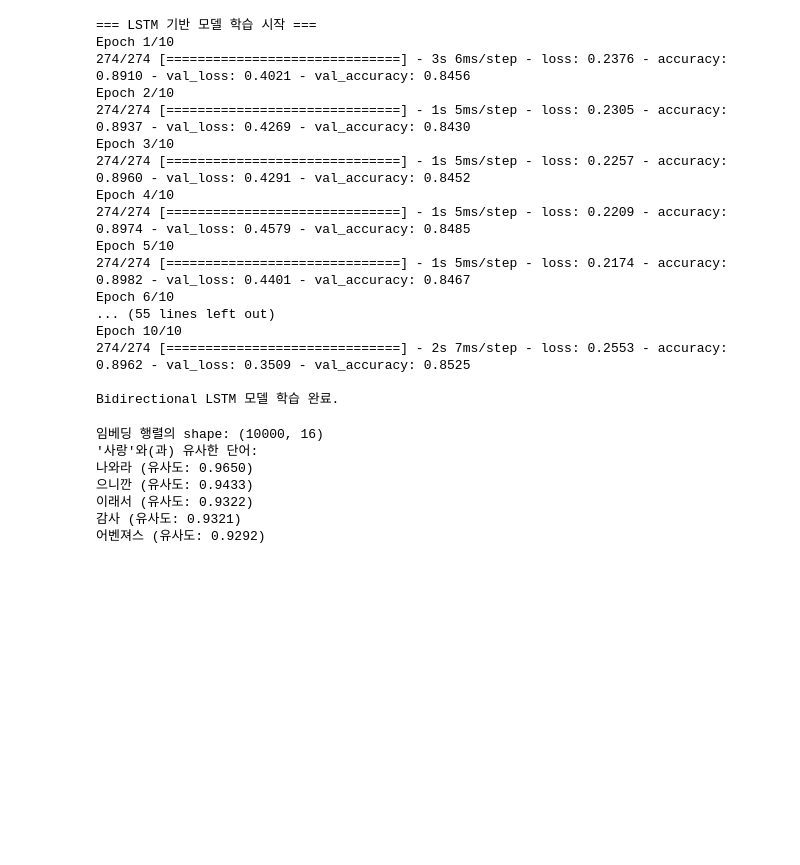
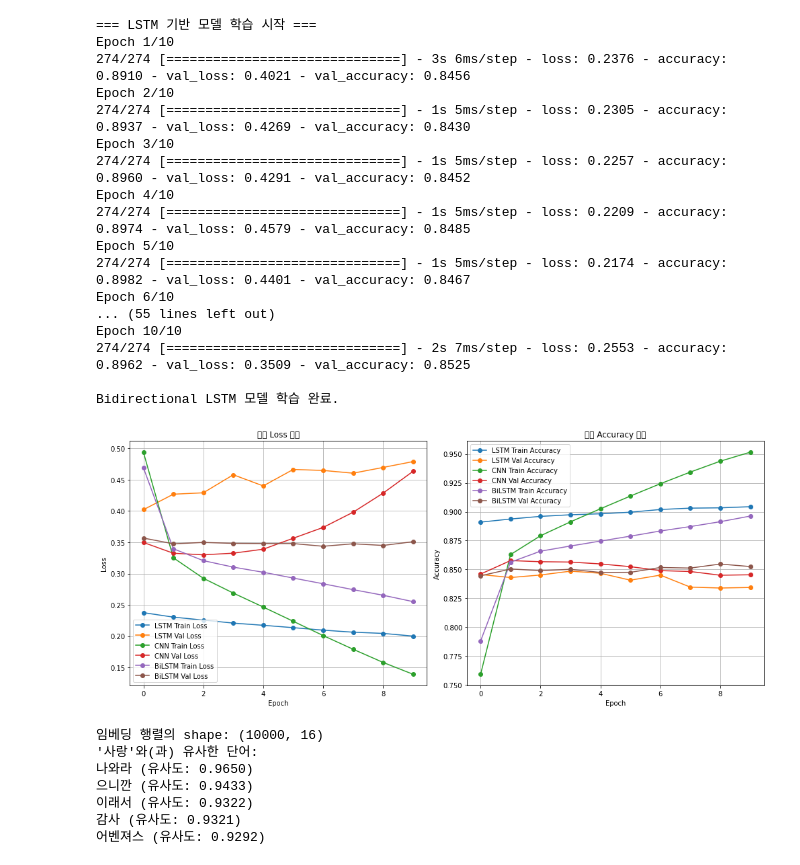
Before and after one commit to Maeng-Su/mhkim_AIFFEL_quest_rs, a Jupyter notebook: Exploration/Ex05/Ex_05.ipynb, the cells around one changed output. Saved outputs shown, nothing was run; the diff lists cells and outputs as text; code cells hidden in the pictures; blank space fills up the shorter version.

```diff
--- a/Exploration/Ex05/Ex_05.ipynb
+++ b/Exploration/Ex05/Ex_05.ipynb
@@ -353,6 +353,56 @@ Epoch 10/10
 274/274 [==============================] - 2s 7ms/step - loss: 0.2553 - accuracy: 0.8962 - val_loss: 0.3509 - val_accuracy: 0.8525
 
 Bidirectional LSTM 모델 학습 완료.
+# %%
+import matplotlib.pyplot as plt
+
+# ---------------------------
+# Loss 그래프 시각화
+# ---------------------------
+plt.figure(figsize=(14, 6))
+
+# LSTM 모델 Loss
+plt.subplot(1, 2, 1)
+plt.plot(history_lstm.history['loss'], 'o-', label='LSTM Train Loss')
+plt.plot(history_lstm.history['val_loss'], 'o-', label='LSTM Val Loss')
+
+# 1D CNN 모델 Loss
+plt.plot(history_cnn.history['loss'], 'o-', label='CNN Train Loss')
+plt.plot(history_cnn.history['val_loss'], 'o-', label='CNN Val Loss')
+
+# Bidirectional LSTM 모델 Loss
+plt.plot(history_bi_lstm.history['loss'], 'o-', label='BiLSTM Train Loss')
+plt.plot(history_bi_lstm.history['val_loss'], 'o-', label='BiLSTM Val Loss')
+
+plt.title('Loss')
+plt.xlabel('Epoch')
+plt.ylabel('Loss')
+plt.legend()
+plt.grid(True)
+
+# ---------------------------
+# Accuracy 그래프 시각화
+# ---------------------------
+plt.subplot(1, 2, 2)
+plt.plot(history_lstm.history['accuracy'], 'o-', label='LSTM Train Accuracy')
+plt.plot(history_lstm.history['val_accuracy'], 'o-', label='LSTM Val Accuracy')
+
+plt.plot(history_cnn.history['accuracy'], 'o-', label='CNN Train Accuracy')
+plt.plot(history_cnn.history['val_accuracy'], 'o-', label='CNN Val Accuracy')
+
+plt.plot(history_bi_lstm.history['accuracy'], 'o-', label='BiLSTM Train Accuracy')
+plt.plot(history_bi_lstm.history['val_accuracy'], 'o-', label='BiLSTM Val Accuracy')
+
+plt.title('Accuracy')
+plt.xlabel('Epoch')
+plt.ylabel('Accuracy')
+plt.legend()
+plt.grid(True)
+
+plt.tight_layout()
+plt.show()
+# %% [output]
+[figure, added]
 # %%
 import numpy as np
 import matplotlib.pyplot as plt
```
